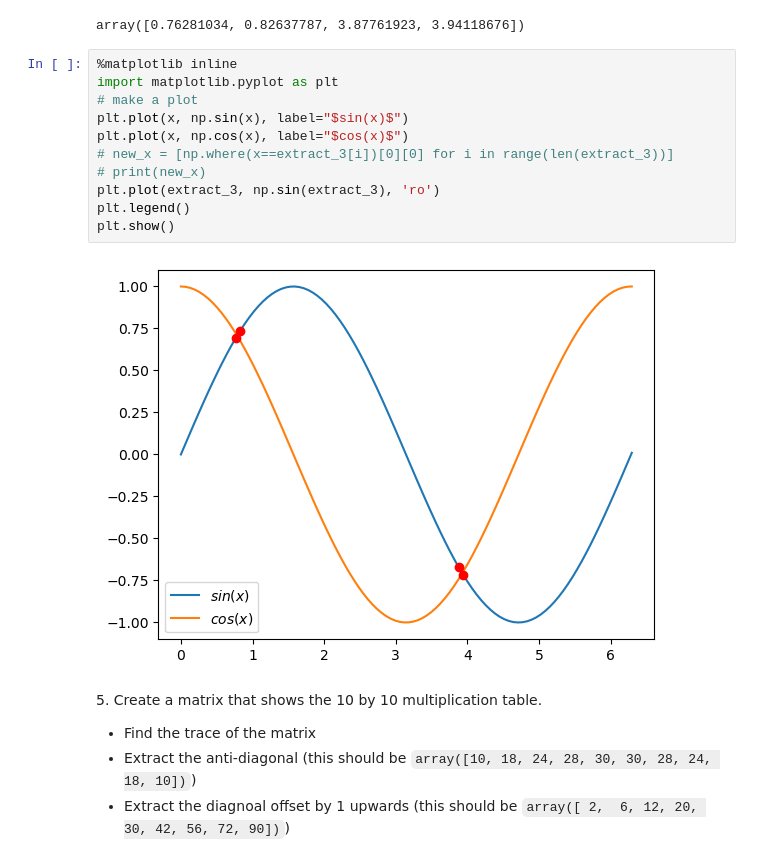
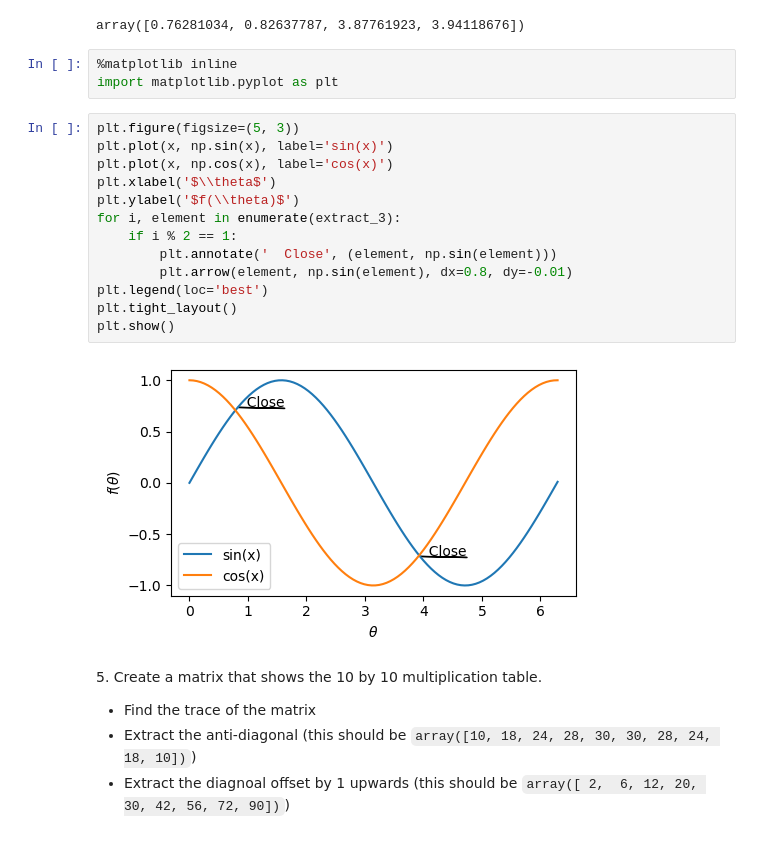
Before and after one commit to RiccardoTancredi/LaboratoryOfComputationalPhysics_Y5, a Jupyter notebook: 04ex_Numpy.ipynb, the cells around one changed output. Cells and saved outputs as stored; diff of their text form.

```diff
--- a/04ex_Numpy.ipynb
+++ b/04ex_Numpy.ipynb
@@ -125,19 +125,24 @@ extract_3 = x[np.abs(np.sin(x) - np.cos(x)) < 0.1]
 extract_3
 # %% [output]
 array([0.76281034, 0.82637787, 3.87761923, 3.94118676])
+# %%
+%matplotlib inline
+import matplotlib.pyplot as plt
 # %%
-%matplotlib inline
-import matplotlib.pyplot as plt
-# make a plot
-plt.plot(x, np.sin(x), label="$sin(x)$")
-plt.plot(x, np.cos(x), label="$cos(x)$")
-# new_x = [np.where(x==extract_3[i])[0][0] for i in range(len(extract_3))]
-# print(new_x)
-plt.plot(extract_3, np.sin(extract_3), 'ro')
-plt.legend()
+plt.figure(figsize=(5, 3))
+plt.plot(x, np.sin(x), label='sin(x)')
+plt.plot(x, np.cos(x), label='cos(x)')
+plt.xlabel('$\\theta$')
+plt.ylabel('$f(\\theta)$')
+for i, element in enumerate(extract_3):
+    if i % 2 == 1:
+        plt.annotate('  Close', (element, np.sin(element)))
+        plt.arrow(element, np.sin(element), dx=0.8, dy=-0.01)
+plt.legend(loc='best')
+plt.tight_layout()
 plt.show()
 # %% [output]
-[figure, old version]
+[figure, new version]
 # %% [markdown]
 5\. Create a matrix that shows the 10 by 10 multiplication table.
 
```
Also changed, not shown: parts of 3 cells of this notebook.
